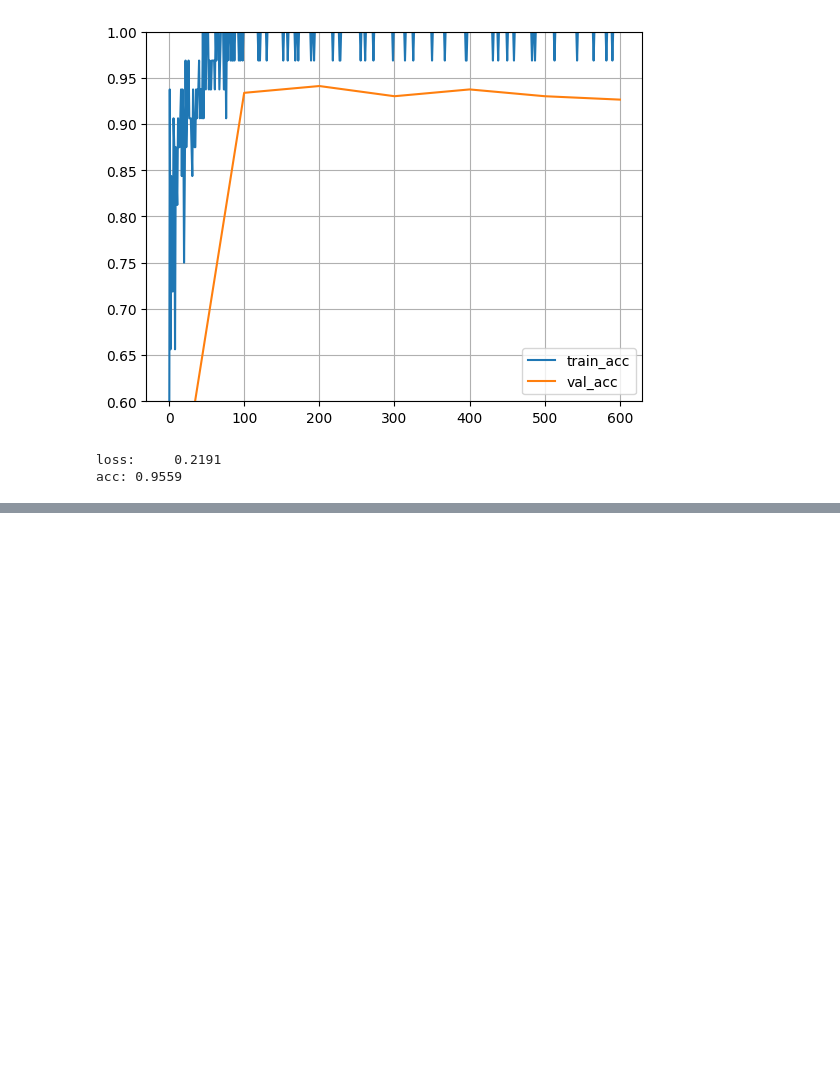
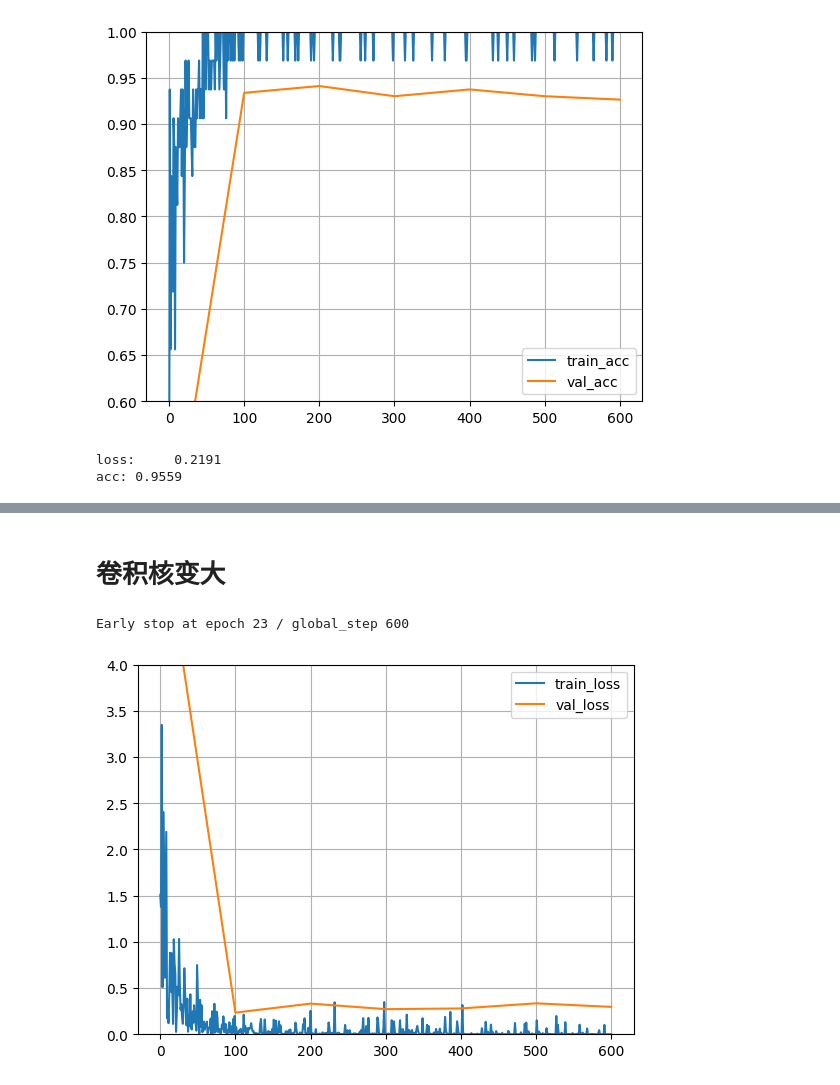
Before and after one commit to Brynn-jx/BJTU_DeepLearning, a Jupyter notebook: 卷积神经网络实验实验一.ipynb, the cells around one changed output, grey strips where cells are left out. Cells and saved outputs as stored; diff of their text form; code cells hidden in the pictures; blank space fills up the shorter version.

```diff
--- a/卷积神经网络实验实验一.ipynb
+++ b/卷积神经网络实验实验一.ipynb
@@ -589,0 +648,2 @@ acc: 0.9559
+# %% [markdown]
+# 卷积核变大
@@ -589,0 +684,32 @@ acc: 0.9559
+# %%
+epoch = 30
+model_nn_vehicle2 = NnVehicleCNN2()
+loss_fct_nn_vehicle2 = nn.CrossEntropyLoss()
+optimizer_nn_vehicle2 = torch.optim.Adam(model_nn_vehicle2.parameters(), lr=0.001)
+early_stop_callback = EarlyStopCallback(patience=5)
+model_nn_vehicle2 = model_nn_vehicle2.to(device)
+record_nn_vehicle2 = training_nn_cnn(
+    model_nn_vehicle2,
+    train_dl_vehicle,
+    val_dl_vehicle,
+    epoch,
+    loss_fct_nn_vehicle2,
+    optimizer_nn_vehicle2,
+    early_stop_callback=early_stop_callback,
+    eval_step=100
+    )
+# %% [output]
+Early stop at epoch 23 / global_step 600
+# %%
+plt.plot([i["step"] for i in record_nn_vehicle2["train"]], [i["loss"] for i in record_nn_vehicle2["train"]], label="train_loss")
+plt.plot([i["step"] for i in record_nn_vehicle2["val"]], [i["loss"] for i in record_nn_vehicle2["val"]], label="val_loss")
+plt.grid()
+plt.legend()
+max_loss = max(
+    max([i["loss"] for i in record_nn_vehicle2["train"]]),
+    max([i["loss"] for i in record_nn_vehicle2["val"]])
+)
+plt.ylim(0, 4)  # 上浮10%留出余量
+plt.show()
+# %% [output]
+[figure, added]
```
Also changed, not shown: parts of 17 cells of this notebook.
